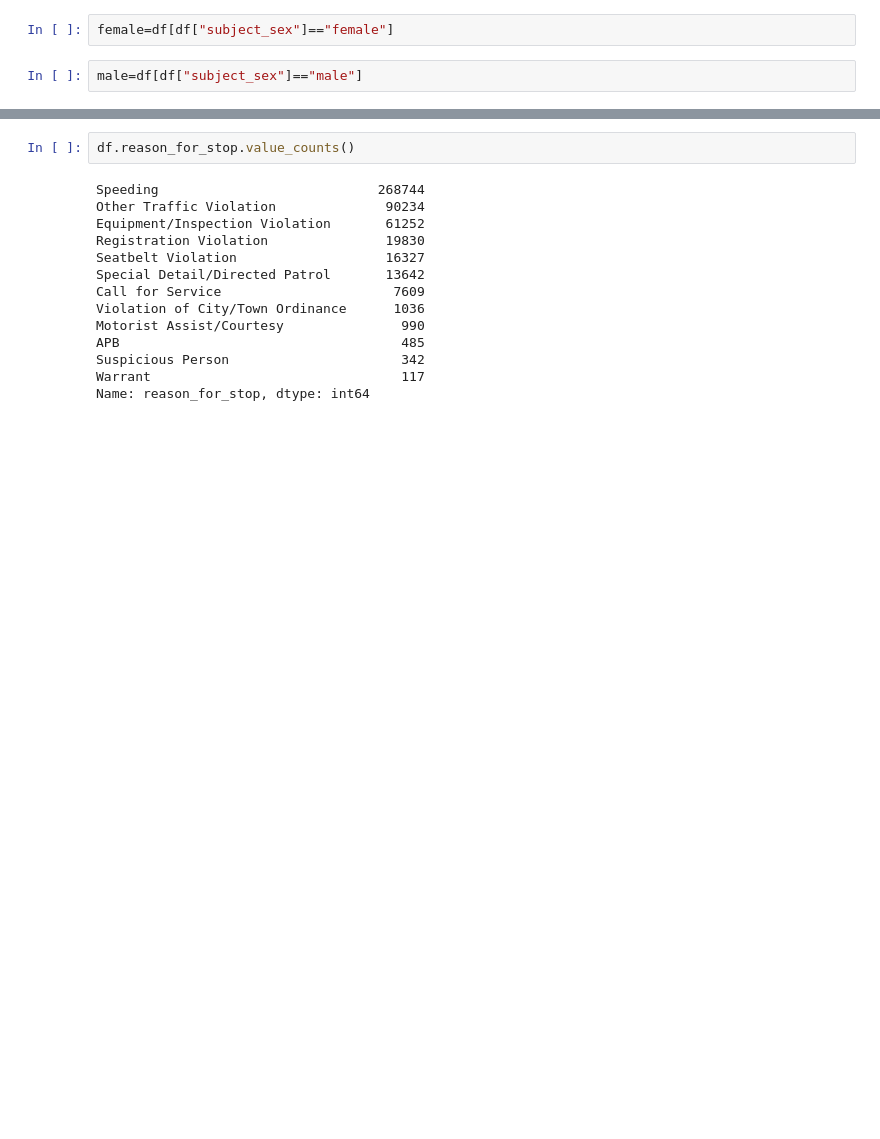
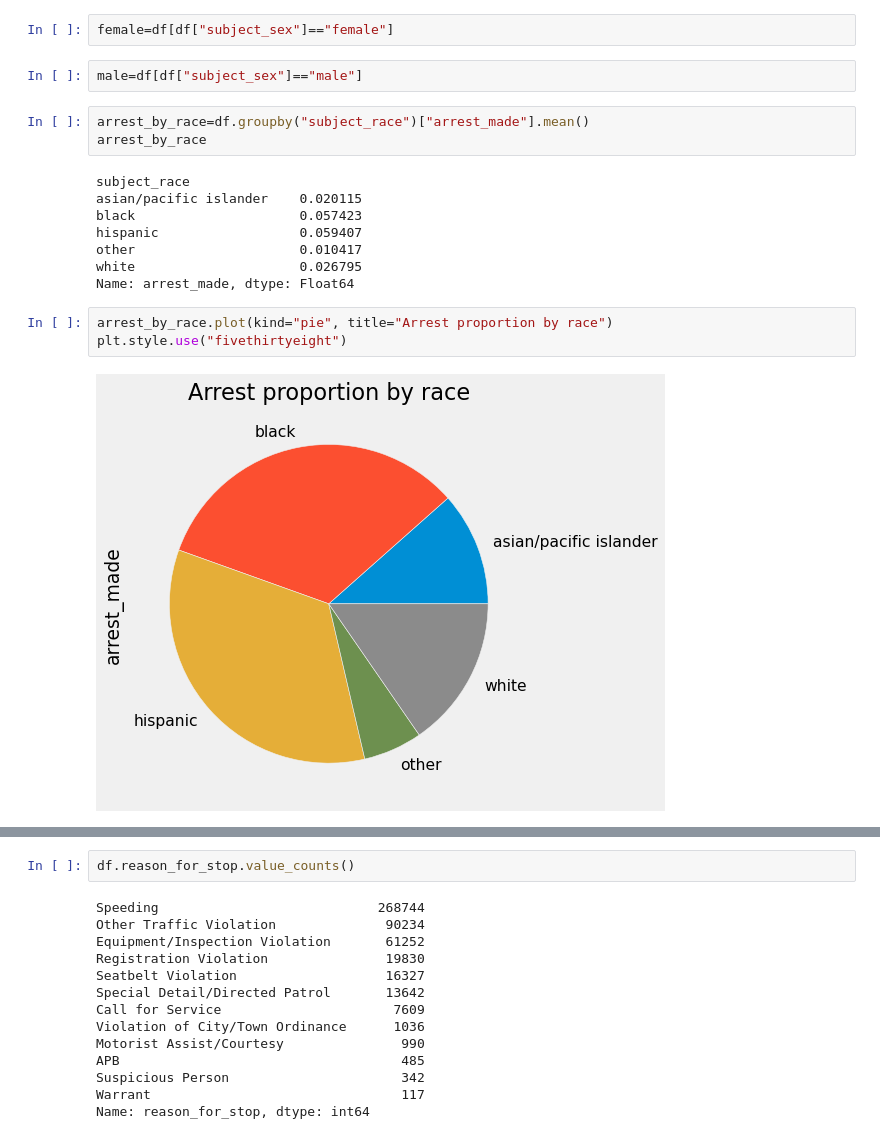
Before and after one commit to nevracorapsiz/Analyzing-Rhode-Island-Traffic-Stops, a Jupyter notebook: RI_TRAFFIC_STOPS.ipynb, the cells around one changed output, grey strips where cells are left out. Saved outputs shown, nothing was run; the diff lists cells and outputs as text; blank space fills up the shorter version.

```diff
--- a/RI_TRAFFIC_STOPS.ipynb
+++ b/RI_TRAFFIC_STOPS.ipynb
@@ -190,3 +192,19 @@ sex_counts.plot(kind="pie")
 female=df[df["subject_sex"]=="female"]
 # %%
 male=df[df["subject_sex"]=="male"]
+# %%
+arrest_by_race=df.groupby("subject_race")["arrest_made"].mean()
+arrest_by_race
+# %% [output]
+subject_race
+asian/pacific islander    0.020115
+black                     0.057423
+hispanic                  0.059407
+other                     0.010417
+white                     0.026795
+Name: arrest_made, dtype: Float64
+# %%
+arrest_by_race.plot(kind="pie", title="Arrest proportion by race")
+plt.style.use("fivethirtyeight")
+# %% [output]
+[figure, added]
```
Also changed, not shown: parts of 11 cells of this notebook.
